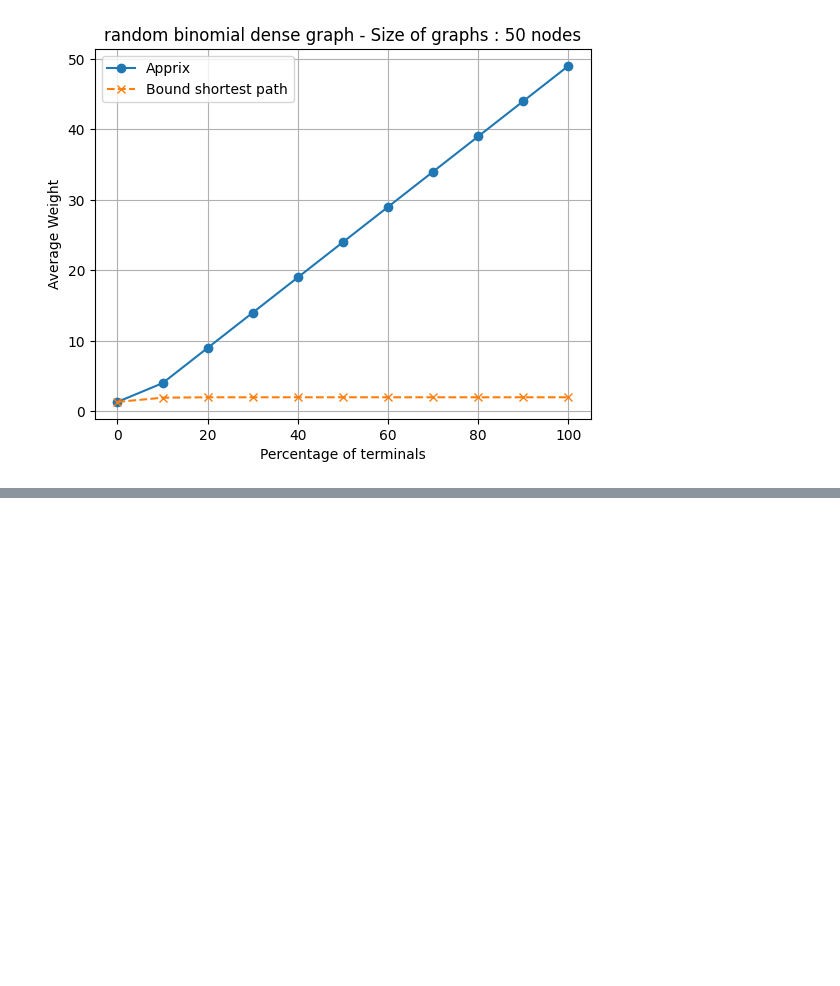
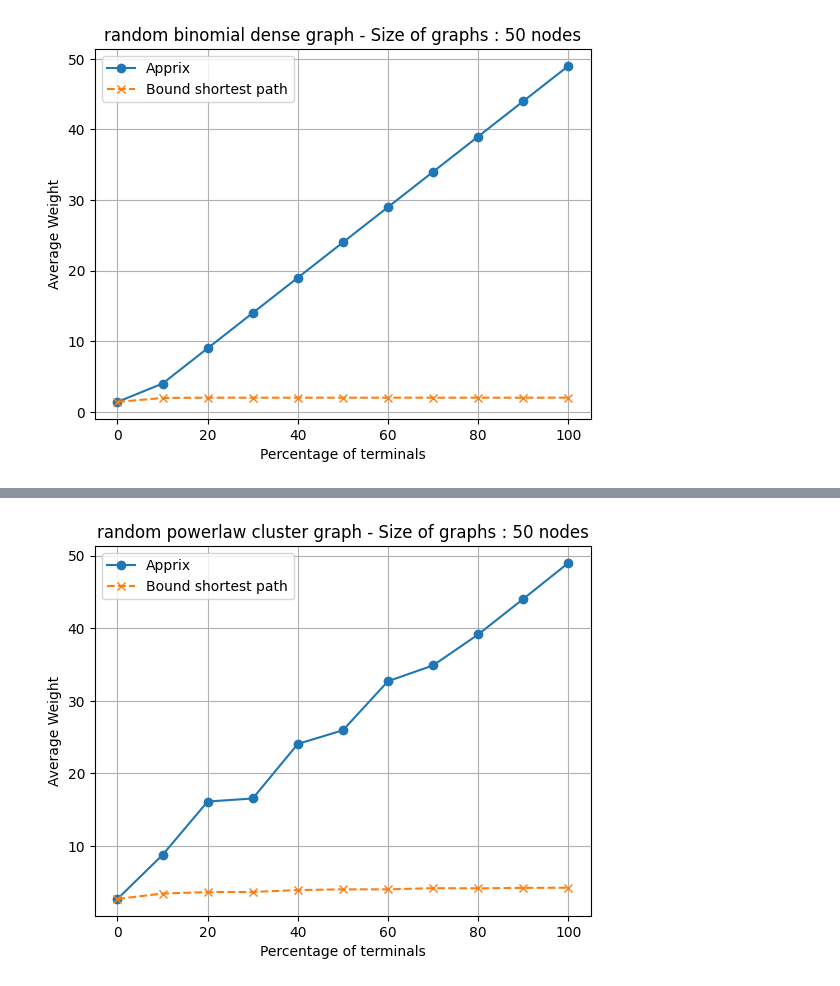
Before and after one commit to tianwengu/Approximating-the-best-electrical-network-configuration, a Jupyter notebook: Approximation.ipynb, the cells around one changed output, grey strips where cells are left out. Cells and saved outputs as stored; diff of their text form; code cells hidden in the pictures; blank space fills up the shorter version.

```diff
--- a/Approximation.ipynb
+++ b/Approximation.ipynb
@@ -297,0 +282,5 @@ plot_average_solution_vs_terminals(nb_graphs,nb_nodes,nx.generators.binomial_gra
+# %%
+title = f'random powerlaw cluster graph - Size of graphs : {nb_nodes} nodes'
+plot_average_solution_vs_terminals(title, nb_graphs, nb_nodes, nx.generators.random_graphs.powerlaw_cluster_graph, two_approximation, m=3, p=0.7)
+# %% [output]
+[figure, added]
```
Also changed, not shown: parts of 22 cells of this notebook.
